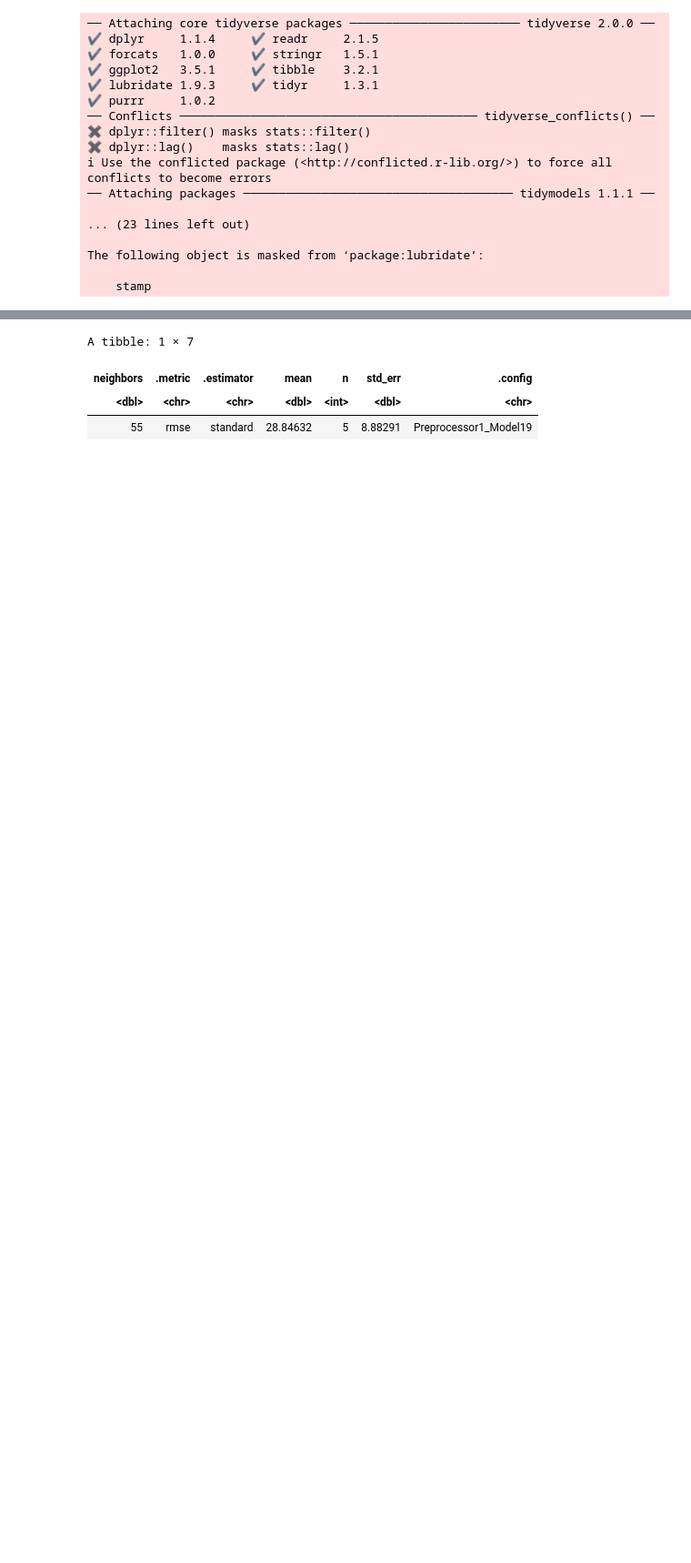
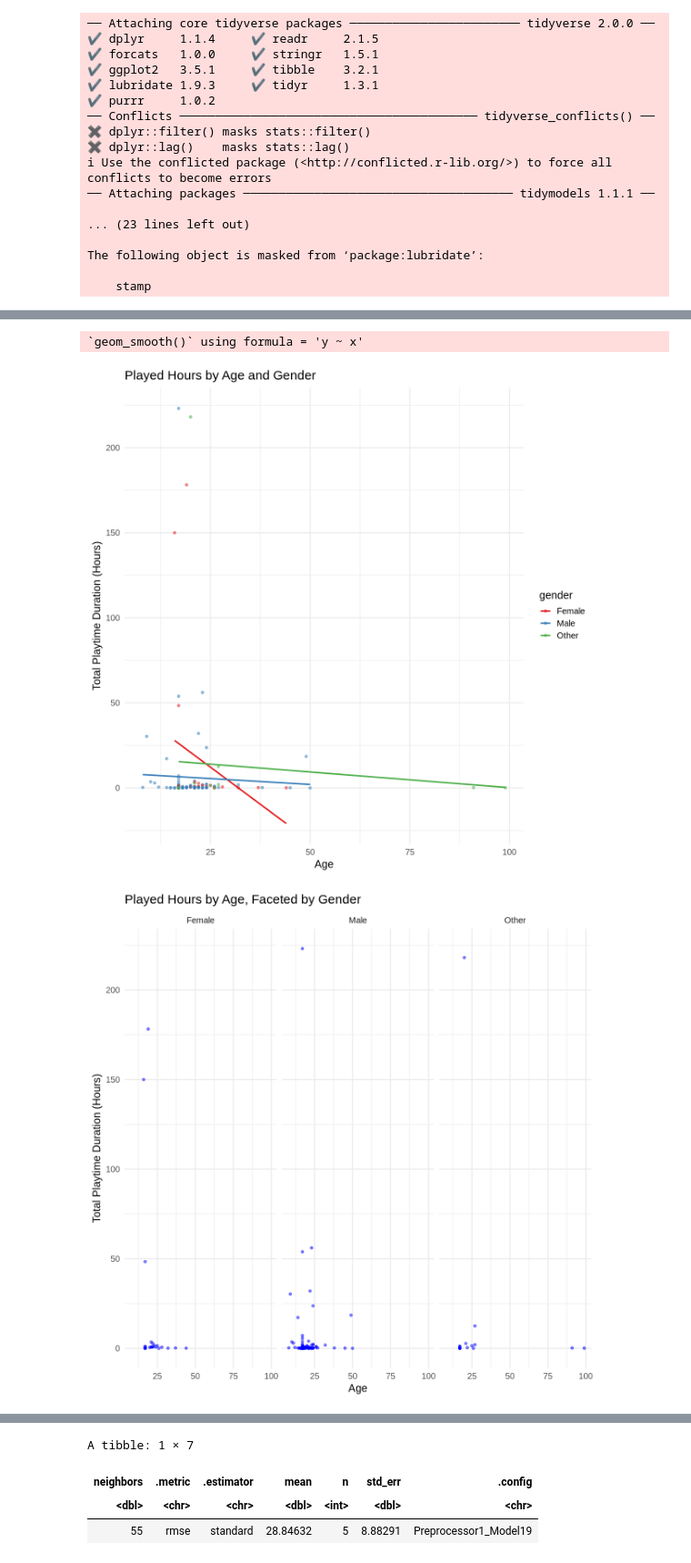
Before and after one commit to Michaele0128/Final_Project, a Jupyter notebook: Final Project.ipynb, the cells around one changed output, grey strips where cells are left out. Shown at 91% size. Drawn from its saved outputs; the diff is of its cells as text; code cells hidden in the pictures; blank space fills up the shorter version.

```diff
--- a/Final Project.ipynb
+++ b/Final Project.ipynb
@@ -154,0 +195,23 @@ A tibble: 125 × 9
+# %%
+#Visualizing age vs played hours with gender
+ggplot(players_tidy, aes(x = age, y = played_hours, color = gender)) +
+  geom_point(alpha = 0.5) +
+  geom_smooth(method = "lm", se = FALSE) +
+  xlab("Age") +
+  ylab("Total Playtime Duration (Hours)") +
+  ggtitle("Played Hours by Age and Gender") +
+  theme_minimal(base_size = 15) +
+  scale_color_brewer(palette = "Set1")
+
+#We can choose from these i am not sure which one is better
+ggplot(players_tidy, aes(x = age, y = played_hours)) +
+  geom_point(alpha = 0.5, color = "blue") +
+  facet_wrap(~ gender) +
+  xlab("Age") +
+  ylab("Total Playtime Duration (Hours)") +
+  ggtitle("Played Hours by Age, Faceted by Gender") +
+  theme_minimal(base_size = 15)
+# %% [output]
+`geom_smooth()` using formula = 'y ~ x'
+[figure, added]
+[figure, added]
```
Also changed, not shown: parts of 9 cells of this notebook.
